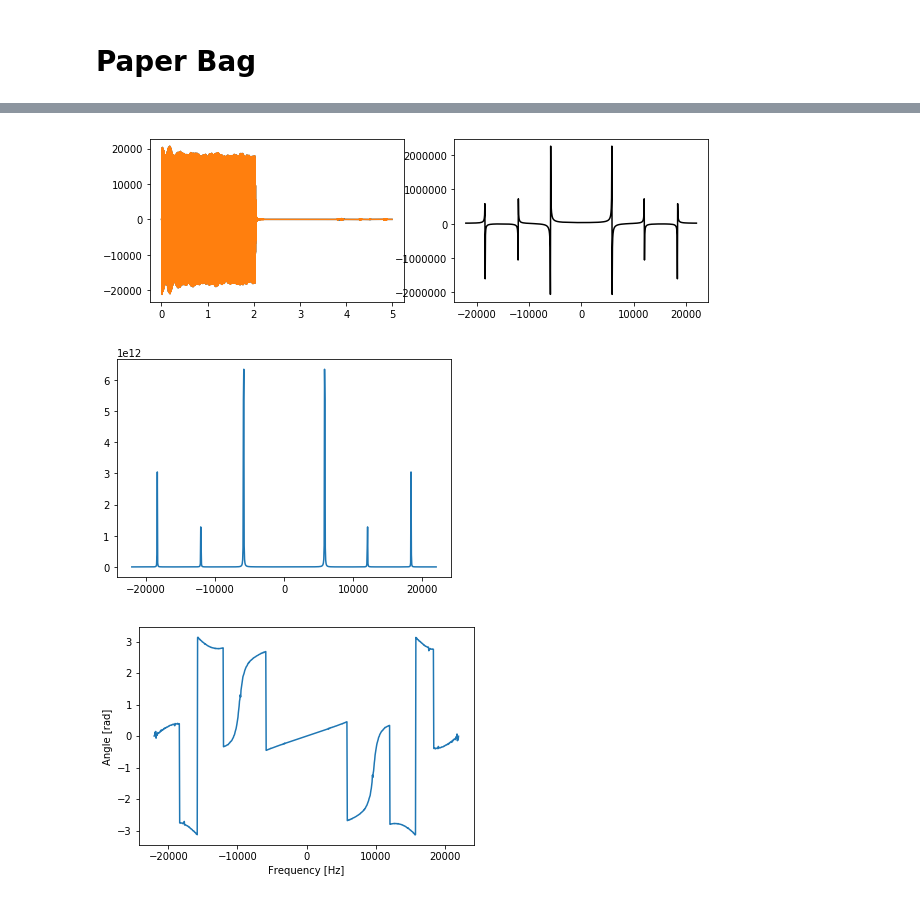
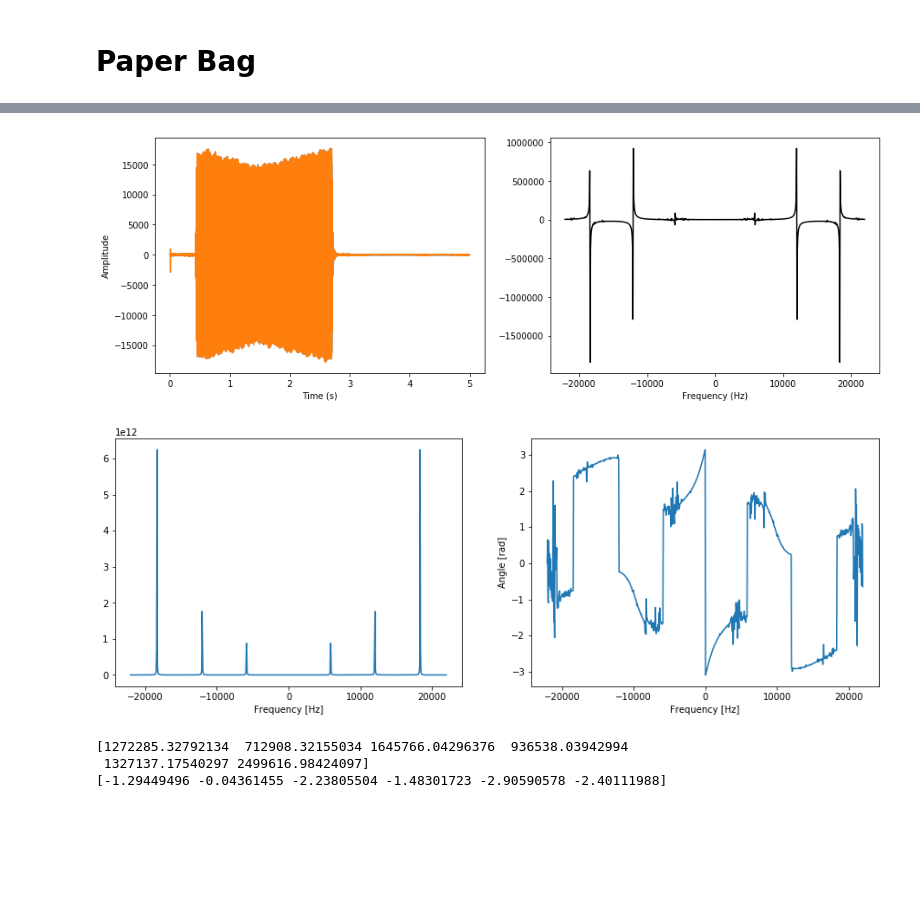
Before and after one commit to lolo-j/Spectral-Holograpgy-Project, a Jupyter notebook: Paper Bag 3frequencies.ipynb, the cells around one changed output, grey strips where cells are left out. Saved outputs shown, nothing was run; the diff lists cells and outputs as text; code cells hidden in the pictures; blank space fills up the shorter version.

```diff
--- a/Paper Bag 3frequencies.ipynb
+++ b/Paper Bag 3frequencies.ipynb
@@ -388,46 +33,20 @@ plt.show()
-# %%
-pb = np.loadtxt('3freq_pb70__.txt')
-time_pb = pb[0,:]
-left_pb = pb[1,:]
-right_pb = pb[2,:]
-
-################################
-
-a = plt.figure(figsize=(10,3))
-ax = a.add_subplot(121)
-ax2 = a.add_subplot(122)
-ax.plot(time_pb, left_pb , label="Left channel")
-ax.plot(time_pb, right_pb, label="Right channel")
-
-#####################################################################################
-
-g=left_pb[60000:60800]
-t=time_pb[60000:60800]#Zoom in between 1.360550397512645s and 1.3786910694794803s
-dt = 1/44100 # increment between times in time array
-G = fftpack.fft(g) # FFT of g
-f = fftpack.fftfreq(g.size, d=dt) # frequenies f[i] of g[i]
-f = fftpack.fftshift(f) # shift frequencies from min to max
-ax2.plot(f, np.real(G), color='black', label='real part')
-#ax2.plot(f, np.imag(G), color='blue', label='imaginary part')
-plt.show()
-g.shape
-
-#####################################################################################
-
-#Power Spectrum
-fig = plt.figure(1)
-power_s=(np.abs(G))**2
-plt.plot(f, power_s)
-
-
-#Phase thing
-fig = plt.figure(2)
-phase=np.angle(G)
-plt.plot(f, phase)
-plt.xlabel("Frequency [Hz]")
-plt.ylabel("Angle [rad]")
-plt.show()
-# %% [output]
-[figure, removed]
-[figure, removed]
-[figure, removed]
+# %%
+pb = np.loadtxt('3freq_pb.txt')
+a,b,G,phase=graph_amp_ft(pb,60000,60800) #Plots amplitude, fft, power spectrum, phase
+freq,i=find_frequency(a,b)
+freq=np.unique(np.abs(freq)) #Pulls out frequency from power spectrum
+# %% [output]
+[figure, added]
+[figure, added]
+# %%
+
+for element in i[3:6]:
+    mag=np.append(mag,(np.abs(G[element])))
+    phs=np.append(phs,(phase[element]))
+print(mag)
+print(phs)
+#good
+# %% [output]
+[1272285.32792134  712908.32155034 1645766.04296376  936538.03942994
+ 1327137.17540297 2499616.98424097]
+[-1.29449496 -0.04361455 -2.23805504 -1.48301723 -2.90590578 -2.40111988]
```
Also changed, not shown: parts of 24 cells of this notebook.
